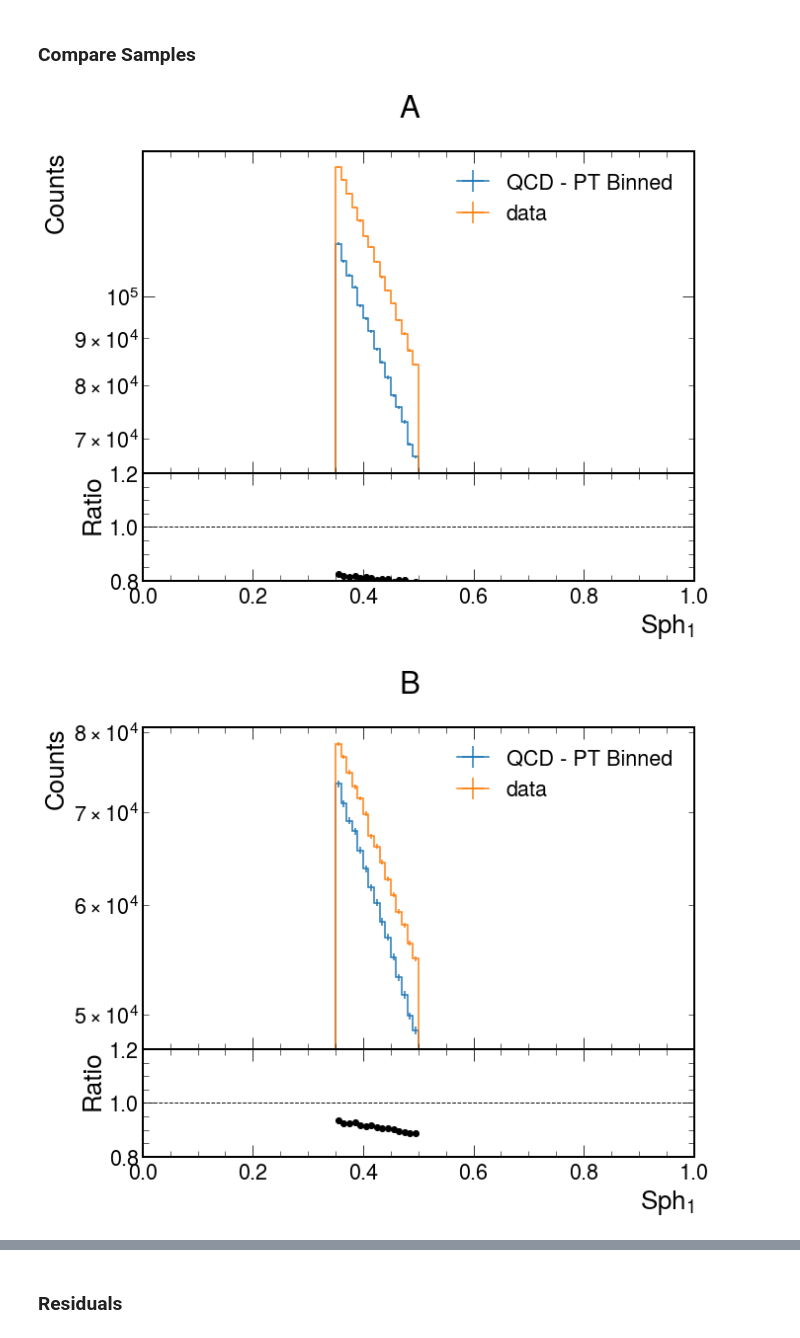
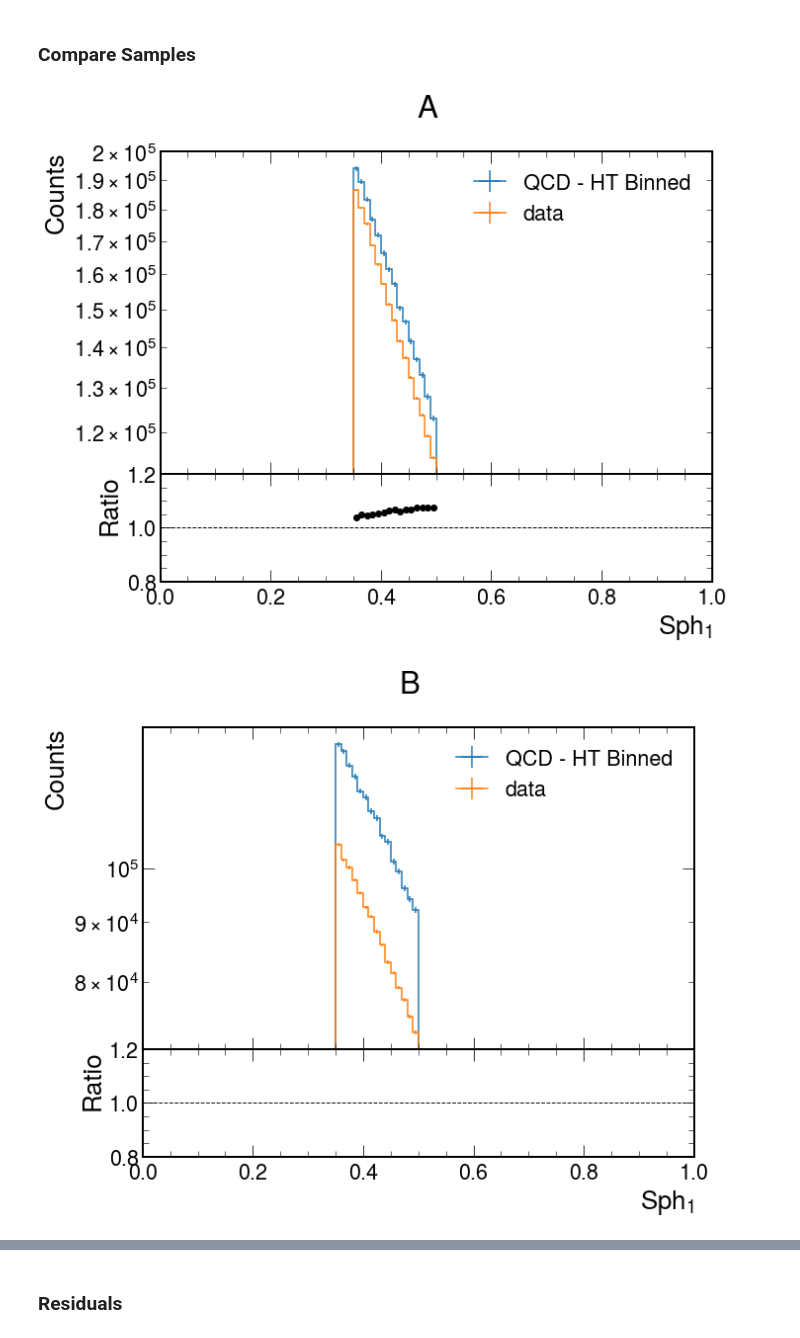
Before and after one commit to SUEPPhysics/SUEPCoffea_dask, a Jupyter notebook: plotting/plot.ipynb, the cells around one changed output, grey strips where cells are left out. Saved outputs shown, nothing was run; the diff lists cells and outputs as text; code cells hidden in the pictures.

```diff
--- a/plotting/plot.ipynb
+++ b/plotting/plot.ipynb
@@ -25,8 +25,8 @@ matplotlib.rcParams['figure.facecolor'] = 'white'
 `infile_names`: _array of str_: full paths of .pkl files.<br>
 # %%
 # parameters
-input_label = 'S1_ntracks_ABCD'
-output_label = '/home/submit/lavezzo/public_html/SUEP/S1_ntracks_ABCD_2016/'
+input_label = 'raw'
+output_label = '/home/submit/lavezzo/public_html/SUEP/raw/'
 file_ext = '.png'
 
 # input .pkl files
@@ -45,7 +45,7 @@ infile_names_SUEP = [f for f in infile_all if ('SUEP-m' in f)]
 
 
 # assign your choice to infile_names
-infile_names = infile_names_2016 + infile_names_2016_apv + infile_names_SUEP
+infile_names = infile_names_2018 + infile_names_SUEP
 includers = [input_label+'.pkl']
 excluders = ['.root']
 infile_names = [f for f in infile_names if all([i in f for i in includers])]
@@ -172,7 +173,7 @@ Parameters:<br>
 `plot_labels`: _list of str_, which plots to show.<br>
 `samples`: _list of str_, which samples to include in the plot.
 # %%
-plot_labels = ['SUEP_S1_IRM']
+plot_labels = ['SUEP_ntracks_IRM']
 samples = ['QCD_HT']
 samples += ['SUEP-m125-generic', 'SUEP-m400-generic', 'SUEP-m750-generic', 'SUEP-m1000-generic']
 
@@ -429,7 +469,7 @@ for i in range(2):
         val_lo = slices[j][0]
         val_up = slices[j][1]
 
-        if i==0: h = plots[sample][plot_label][0.25j:1.0j,val_lo:val_up:sum]
+        if i==0: h = plots[sample][plot_label][0.35j:1.0j,val_lo:val_up:sum]
         elif i==1: h = plots[sample][plot_label][val_lo:val_up:sum, ::8j]
 
         hep.histplot(h,
@@ -526,0 +568,25 @@ plt.savefig(output_label+"ABCD_"+plot_label+file_ext)
+# %%
+plot_label = '2D_SUEP_S1_ntracks_IRM'
+abcd = plots['QCD_HT'][plot_label]
+A = abcd[0.40j:0.45j,40j:100j:sum]
+B = abcd[0.40j:0.45j,100j:500j:sum]
+
+E = abcd[0.45j:0.5j,40j:100j:sum]
+F = abcd[0.45j:0.5j,100j:500j:sum]
+
+C = abcd[0.5j:1.0j, 40j:100j:sum]
+D = abcd[0.5j:1.0j,100j:500j:sum]
+
+D_exp = C * B.sum().value / A.sum().value
+F_exp = E * B.sum().value / A.sum().value
+
+fig = plt.figure(figsize=(10, 8))
+main, sub = F.plot_ratio(F_exp,
+                rp_num_label='D observed',
+                rp_denom_label='D expected',
+                rp_uncert_draw_type="bar")
+fig.axes[0].set_yscale("log")
+fig.axes[0].set_xlim(0.45,0.5)
+fig.axes[1].set_xlabel("$Sph_1$")
+fig.axes[1].set_ylim(0.4,1.6)
+plt.savefig(output_label+"ABCD_"+plot_label+file_ext)
@@ -529,7 +597,7 @@ plt.savefig(output_label+"ABCD_"+plot_label+file_ext)
 # %%
 plot_label = '2D_SUEP_S1_ntracks_IRM'
 var_label = '$Sph_1$'
-sample1 = 'QCD_Pt'
+sample1 = 'QCD_HT'
 sample2 = 'data'
 density = False
 
@@ -544,33 +612,33 @@ A2 = abcd2[0.35j:0.5j,0j:100j:sum]
 B2 = abcd2[0.35j:0.5j,100j::sum]
 C2 = abcd2[0.5j:1.0j,0j:100j:sum]
 D_exp2 = C2 * B2.sum().value / A2.sum().value
 
 hists, hists2  = [A,B,C,D_exp], [A2, B2, C2, D_exp2]
 labels = ['A','B','C','D_exp']
 for h1, h2, label in zip(hists, hists2, labels):
 
     if density:
         h1 /= h1.sum().value
         h2 /= h2.sum().value
 
         fig, axs, res = plot_ratio(h1, h2, var_label, sample1, sample2)
         fig.suptitle(label)
         fig.subplots_adjust(top=0.92)
         axs[1].set_ylim(0.8,1.2)
 
     else:
         fig = plt.figure(figsize=(10, 8))
         _ = h1.plot_ratio(h2,
-                         rp_num_label='QCD - PT Binned',
+                         rp_num_label='QCD - HT Binned',
                          rp_denom_label=sample2)
 
         fig.suptitle(label)
         fig.axes[0].set_yscale("log")
         fig.axes[0].set_xlim(0.0,1)
         fig.axes[1].set_xlabel(var_label)
         fig.axes[1].set_ylim(0.8,1.2)
     plt.savefig(output_label + plot_label + label + file_ext, bbox_inches='tight')
     plt.show()
 # %% [output]
-[figure, old version]
+[figure, new version]
-[figure, old version]
+[figure, new version]
```
Also changed, not shown: parts of 10 cells of this notebook, 5 other files.
